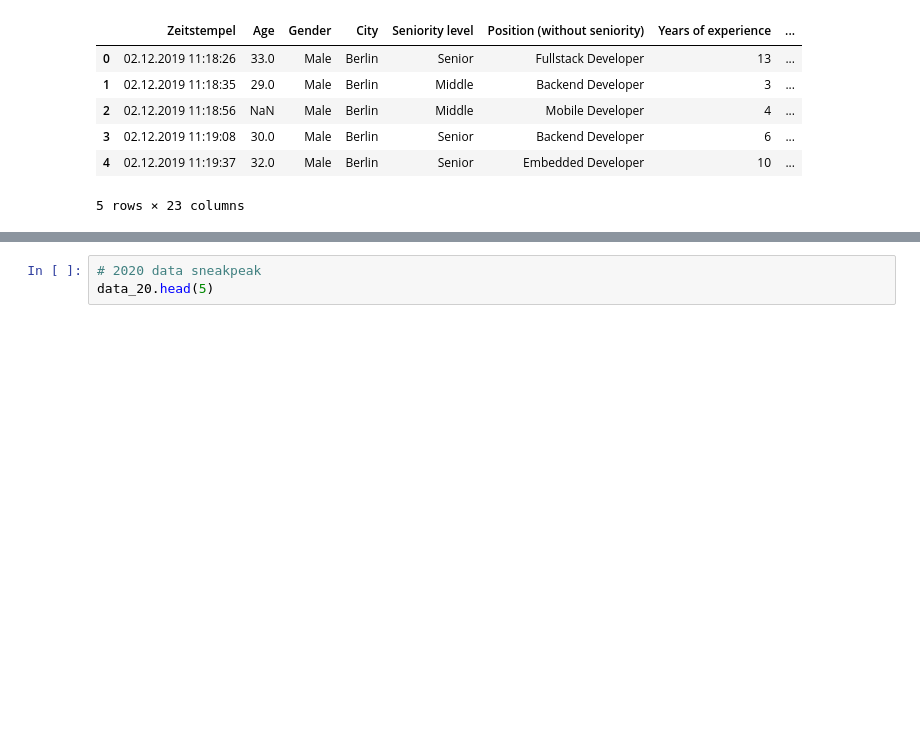
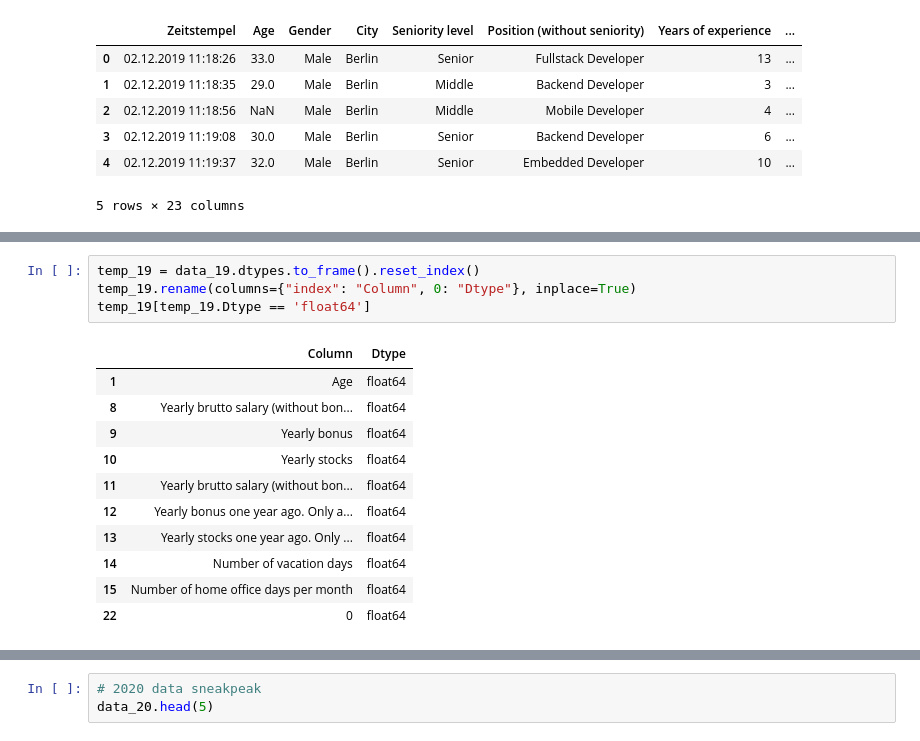
Before and after one commit to Bugi-Sulistiyo/Gigih_Mid-Term, a Jupyter notebook: Script/EDA.ipynb, the cells around one changed output, grey strips where cells are left out. Drawn from its saved outputs; the diff is of its cells as text; blank space fills up the shorter version.

```diff
--- a/Script/EDA.ipynb
+++ b/Script/EDA.ipynb
@@ -83,0 +215,16 @@ data_19.head(5)
+# %%
+temp_19 = data_19.dtypes.to_frame().reset_index()
+temp_19.rename(columns={"index": "Column", 0: "Dtype"}, inplace=True)
+temp_19[temp_19.Dtype == 'float64']
+# %% [output]
+|  | Column | Dtype |
+| 1 | Age | float64 |
+| 8 | Yearly brutto salary (without bon... | float64 |
+| 9 | Yearly bonus | float64 |
+| 10 | Yearly stocks | float64 |
+| 11 | Yearly brutto salary (without bon... | float64 |
+| 12 | Yearly bonus one year ago. Only a... | float64 |
+| 13 | Yearly stocks one year ago. Only ... | float64 |
+| 14 | Number of vacation days | float64 |
+| 15 | Number of home office days per month | float64 |
+| 22 | 0 | float64 |
```
Also changed, not shown: parts of 37 cells of this notebook.
